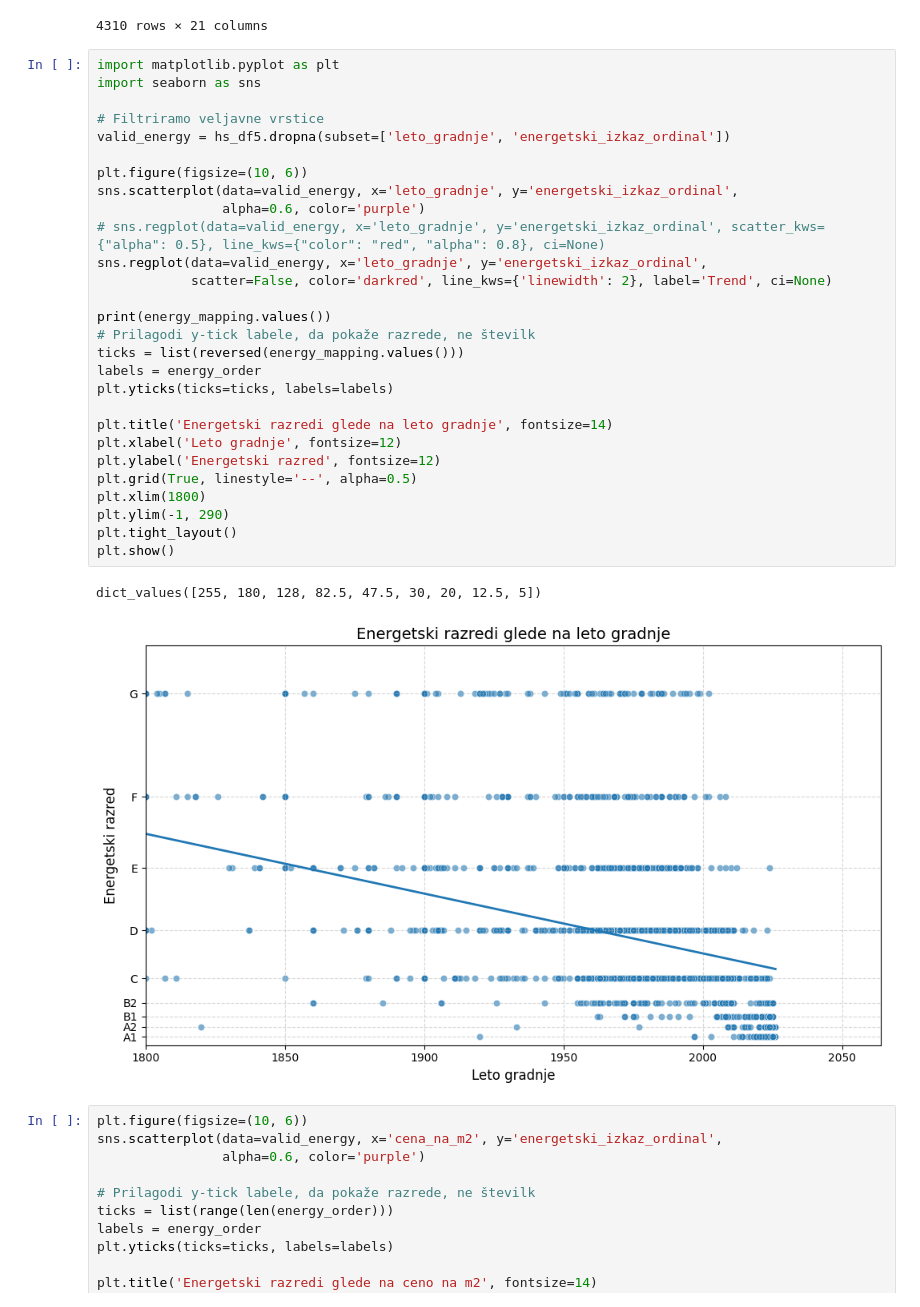
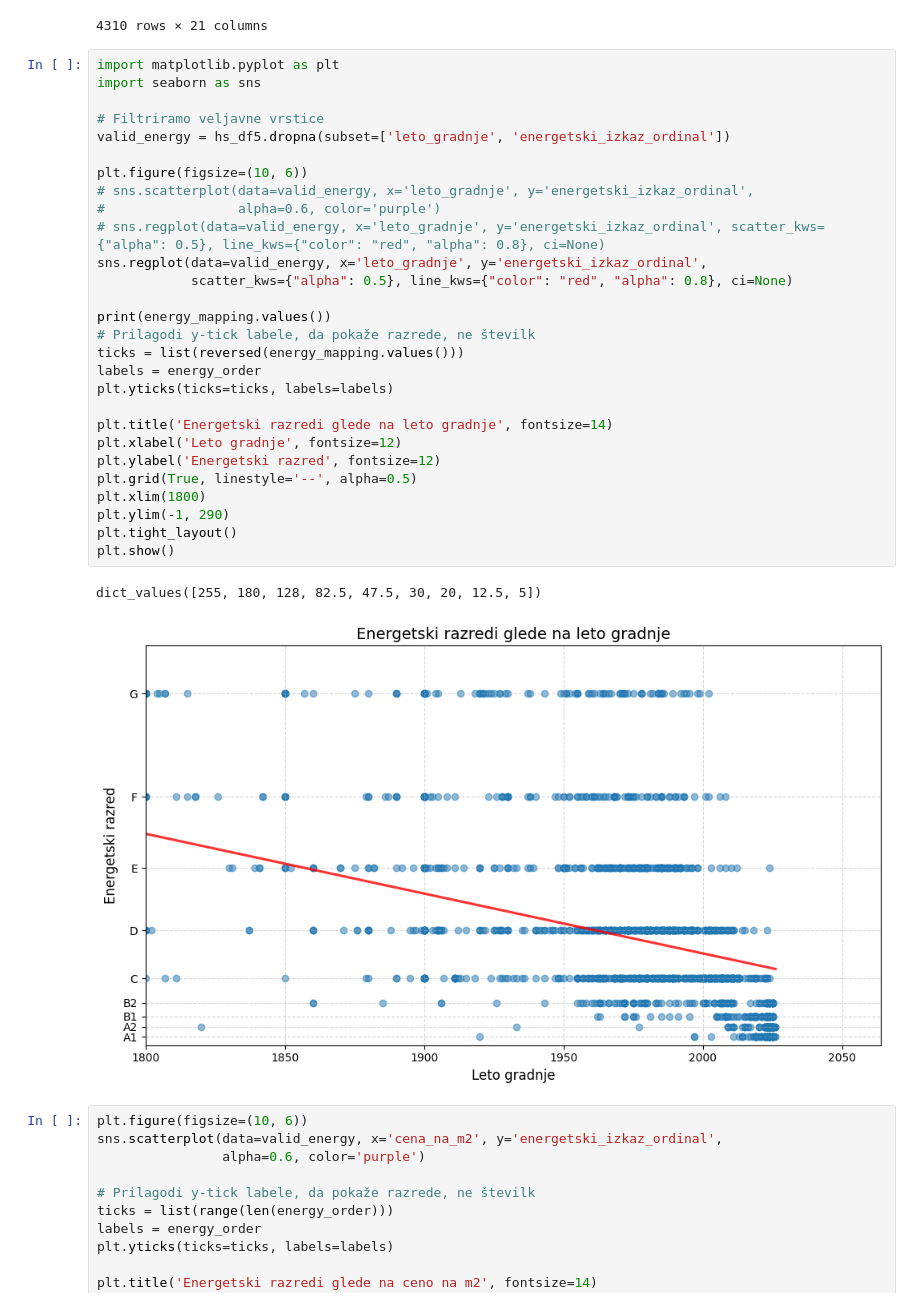
Before and after one commit to tthuma1/PR251, a Jupyter notebook: src/vizualizacije.ipynb, the cells around one changed output. Drawn from its saved outputs; the diff is of its cells as text.

```diff
--- a/src/vizualizacije.ipynb
+++ b/src/vizualizacije.ipynb
@@ -663,34 +663,34 @@ hs_df5
 # %%
 import matplotlib.pyplot as plt
 import seaborn as sns
 
 # Filtriramo veljavne vrstice
 valid_energy = hs_df5.dropna(subset=['leto_gradnje', 'energetski_izkaz_ordinal'])
 
 plt.figure(figsize=(10, 6))
-sns.scatterplot(data=valid_energy, x='leto_gradnje', y='energetski_izkaz_ordinal',
-                alpha=0.6, color='purple')
+# sns.scatterplot(data=valid_energy, x='leto_gradnje', y='energetski_izkaz_ordinal',
+#                 alpha=0.6, color='purple')
 # sns.regplot(data=valid_energy, x='leto_gradnje', y='energetski_izkaz_ordinal', scatter_kws={"alpha": 0.5}, line_kws={"color": "red", "alpha": 0.8}, ci=None)
 sns.regplot(data=valid_energy, x='leto_gradnje', y='energetski_izkaz_ordinal',
-            scatter=False, color='darkred', line_kws={'linewidth': 2}, label='Trend', ci=None)
+            scatter_kws={"alpha": 0.5}, line_kws={"color": "red", "alpha": 0.8}, ci=None)
 
 print(energy_mapping.values())
 # Prilagodi y-tick labele, da pokaže razrede, ne številk
 ticks = list(reversed(energy_mapping.values()))
 labels = energy_order
 plt.yticks(ticks=ticks, labels=labels)
 
 plt.title('Energetski razredi glede na leto gradnje', fontsize=14)
 plt.xlabel('Leto gradnje', fontsize=12)
 plt.ylabel('Energetski razred', fontsize=12)
 plt.grid(True, linestyle='--', alpha=0.5)
 plt.xlim(1800)
 plt.ylim(-1, 290)
 plt.tight_layout()
 plt.show()
 # %% [output]
 dict_values([255, 180, 128, 82.5, 47.5, 30, 20, 12.5, 5])
-[figure, old version]
+[figure, new version]
 # %%
 plt.figure(figsize=(10, 6))
 sns.scatterplot(data=valid_energy, x='cena_na_m2', y='energetski_izkaz_ordinal',
```
Also changed, not shown: parts of 1 cell of this notebook.
